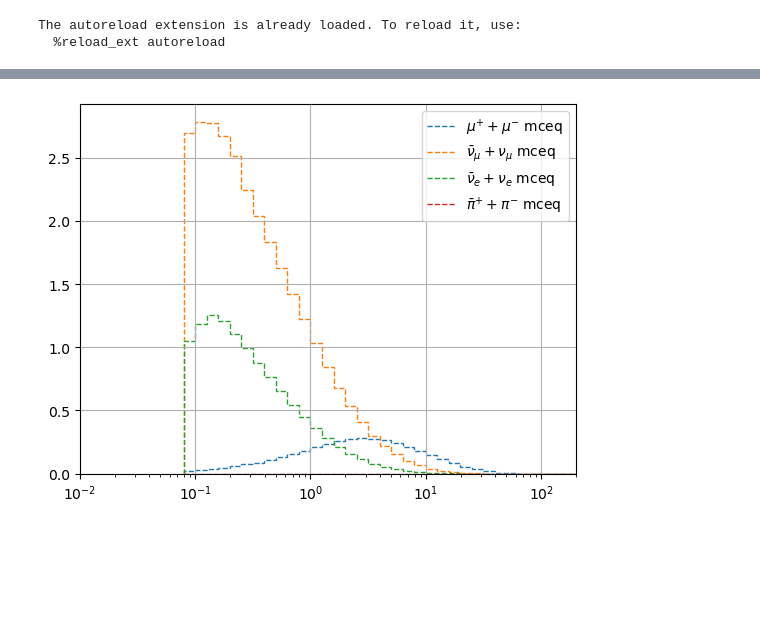
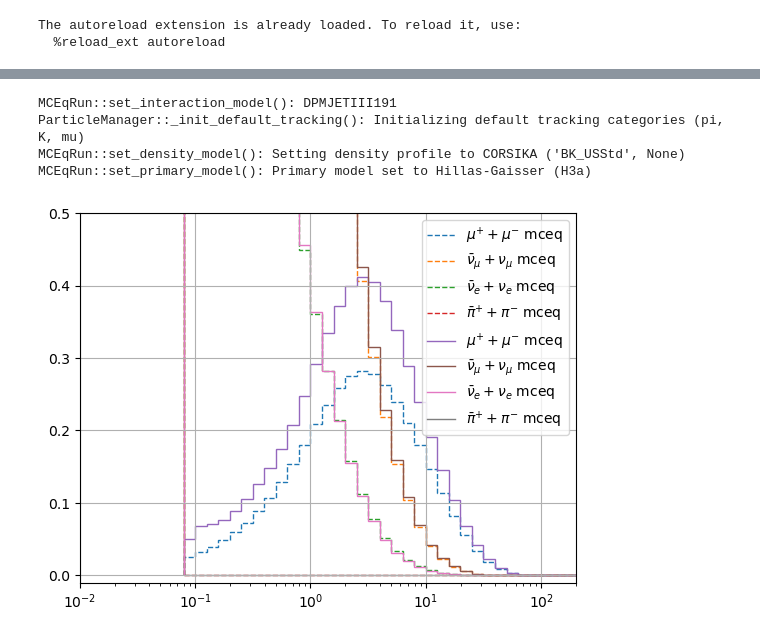
Before and after one commit to jncots/xmax_sigma, a Jupyter notebook: cascade_np/test_mceq_dist.ipynb, the cells around one changed output, grey strips where cells are left out. Drawn from its saved outputs; the diff is of its cells as text; code cells hidden in the pictures; blank space fills up the shorter version.

```diff
--- a/cascade_np/test_mceq_dist.ipynb
+++ b/cascade_np/test_mceq_dist.ipynb
@@ -43,18 +24,47 @@ ValueError: Maximum slant_xdepth = 1193.2842407419078
+# %%
+mceq_noloss = MCEQDistributions(
+                 energy = 1e2,
+                 pdg_id = 2212,
+                 theta_deg = 30,
+                 slant_depth = 680,
+                 pname_tuples = [
+                     ("mu", "mu+", "mu-"),
+                     ("numu", "numu", "antinumu"),
+                     ("nue", "nue", "antinue"),
+                     ("pi", "pi+", "pi-")],
+                 interaction_model = "DPMJET-III-19.1",
+                 enable_energy_loss = False,
+                 muon_helicity_dependence = False,
+                 disable_decays = [])
+# %% [output]
+MCEqRun::set_interaction_model(): DPMJETIII191
+ParticleManager::_init_default_tracking(): Initializing default tracking categories (pi, K, mu)
+MCEqRun::set_density_model(): Setting density profile to CORSIKA ('BK_USStd', None)
+MCEqRun::set_primary_model(): Primary model set to Hillas-Gaisser (H3a)
 # %%
 
 plt.stairs(mceq_flux.flux["mu"], mceq_flux.e_bins,
            label = r"${\mu}^{+} + {\mu}^{-}$ mceq", linestyle='--')
 plt.stairs(mceq_flux.flux["numu"], mceq_flux.e_bins,
            label = r"$\bar{\nu}_{\mu} + {\nu}_{\mu}$ mceq", linestyle='--')
 plt.stairs(mceq_flux.flux["nue"], mceq_flux.e_bins,
            label = r"$\bar{\nu}_{e} + {\nu}_{e}$ mceq", linestyle='--')
 plt.stairs(mceq_flux.flux["pi"], mceq_flux.e_bins,
            label = r"$\bar{\pi}^{+} + {\pi}^{-}$ mceq", linestyle='--')
 
+plt.stairs(mceq_noloss.flux["mu"], mceq_noloss.e_bins,
+           label = r"${\mu}^{+} + {\mu}^{-}$ mceq", linestyle='-')
+plt.stairs(mceq_noloss.flux["numu"], mceq_noloss.e_bins,
+           label = r"$\bar{\nu}_{\mu} + {\nu}_{\mu}$ mceq", linestyle='-')
+plt.stairs(mceq_noloss.flux["nue"], mceq_noloss.e_bins,
+           label = r"$\bar{\nu}_{e} + {\nu}_{e}$ mceq", linestyle='-')
+plt.stairs(mceq_noloss.flux["pi"], mceq_noloss.e_bins,
+           label = r"$\bar{\pi}^{+} + {\pi}^{-}$ mceq", linestyle='-')
+
 plt.xscale("log")
 plt.xlim(1e-2, 2e2)
-# plt.ylim(-0.01, 0.31)
+plt.ylim(-0.01, 0.5)
 plt.legend()
 plt.grid()
 # %% [output]
-[figure, old version]
+[figure, new version]
```
Also changed, not shown: parts of 1 cell of this notebook, 4 other files.
